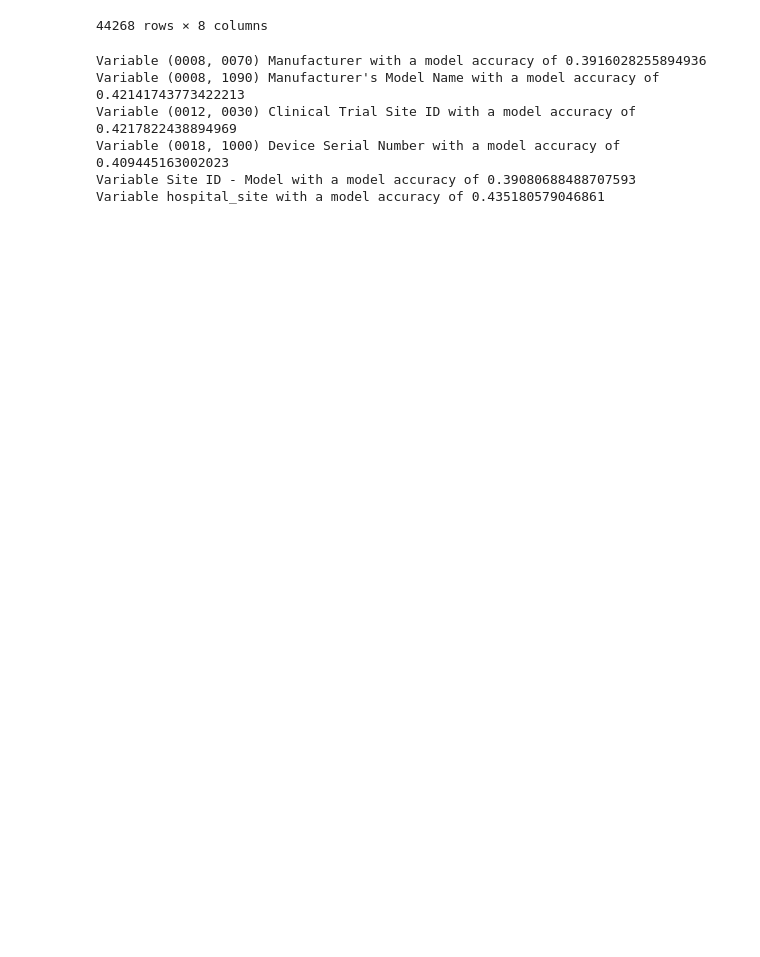
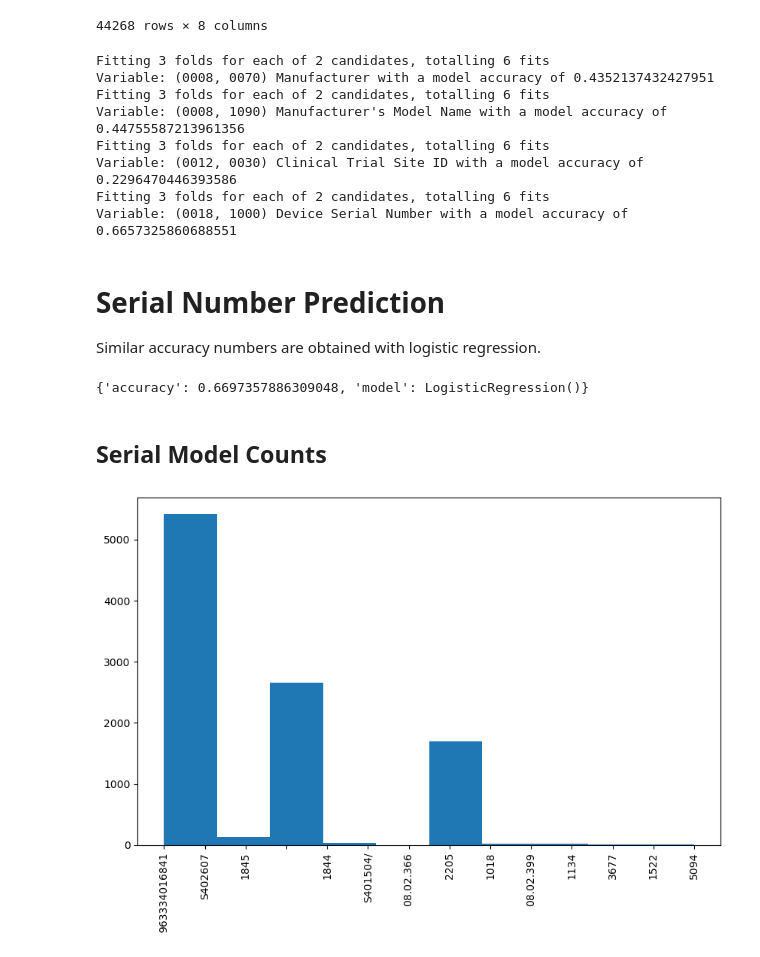
Before and after one commit to cairo-lab/xray_fingerprints, a Jupyter notebook: analysis/pixel_patterns/pattern_modeling.ipynb, the cells around one changed output. Cells and saved outputs as stored; diff of their text form; code cells hidden in the pictures; blank space fills up the shorter version.

Commit message:
Tune hyperparameters and model other variables
Former-commit-id: 2eb71dd298cb1b06d7c8ef713e6fee31bf25fb59

```diff
--- a/analysis/pixel_patterns/pattern_modeling.ipynb
+++ b/analysis/pixel_patterns/pattern_modeling.ipynb
@@ -7,19 +7,24 @@ Created January 29, 2023
 
 import os
 import pickle
+import warnings
 
+import matplotlib.pyplot as plt
 import numpy as np
 import pandas as pd
 from sklearn import metrics
 from sklearn.compose import ColumnTransformer
-from sklearn.model_selection import train_test_split
+from sklearn.model_selection import GridSearchCV, train_test_split
 from sklearn.impute import SimpleImputer
-from sklearn.linear_model import SGDClassifier
+from sklearn.inspection import permutation_importance
+from sklearn.linear_model import LogisticRegression, SGDClassifier
 from sklearn.pipeline import make_pipeline, Pipeline
 from sklearn.preprocessing import OneHotEncoder, StandardScaler
 
 
-DATA_DIR = "/dartfs-hpc/rc/home/f/f005gzf/projects/xray_fingerprints/analysis/pixel_patterns"
+DATA_DIR = (
+    "/dartfs-hpc/rc/home/f/f005gzf/projects/xray_fingerprints/analysis/pixel_patterns"
+)
 BOX_CSV = "/dartfs-hpc/rc/home/f/f005gzf/projects/xray_fingerprints/analysis/pixel_patterns/image_box_agg.csv"
 IMAGE_CSV = "/dartfs-hpc/rc/home/f/f005gzf/projects/xray_fingerprints/analysis/pixel_patterns/image_box_agg.csv"
 DICOM_METADATA_PATH = "/dartfs-hpc/rc/home/f/f005gzf/projects/xray_fingerprints/analysis/results_bias/data/dicom_metadata_df.pkl"
@@ -28,15 +33,15 @@ VARIABLES_OF_INTEREST = [
     "(0008, 1090) Manufacturer's Model Name",
     "(0012, 0030) Clinical Trial Site ID",
     "(0018, 1000) Device Serial Number",
-    "Site ID - Model",
-    "hospital_site",
 ]
+RANDOM_STATE = 33
 # %%
 boxes = pd.read_csv(os.path.join(DATA_DIR, "boxes.csv"))
 image_boxes = pd.read_csv(os.path.join(DATA_DIR, "image_box_agg.csv"))
 # %%
-df_boxes = boxes.merge(image_boxes, on='image', how="inner") \
-    .drop(columns=['path_x', 'path_y', 'Unnamed: 0_x', 'Unnamed: 0_y'])
+df_boxes = boxes.merge(image_boxes, on="image", how="inner").drop(
+    columns=["path_x", "path_y", "Unnamed: 0_x", "Unnamed: 0_y"]
+)
 
 df_boxes["join_id"] = df_boxes["image"].astype("int64")
 
@@ -55,20 +60,4 @@ df_boxes
 | 44266 | 3223704 | 0.001016 | right | top | 0.001016 | 0.001016 | 1 | ... |
 | 44267 | 61304 | 0.001016 | indeterminate | indeterminate | 0.001016 | 0.001016 | 1 | ... |
 44268 rows × 8 columns
-# %%
-with open(DICOM_METADATA_PATH, "rb") as f:
-    dicom_metadata = pickle.load(f)
-
-
-def merge_metadata(target_variable):
-    df_dicom_metadata = dicom_metadata.copy()
-    df_dicom_metadata["join_id"] = dicom_metadata.index.values.astype("int64")
-    df_dicom_metadata = df_dicom_metadata[['join_id', target_variable]]
-
-    df = df_boxes.merge(df_dicom_metadata, on='join_id', how='inner') \
-        .drop(columns=['join_id', 'image'])
-
-    df = df.dropna(subset=[target_variable])
-
-    return df
 # %%
@@ -127,11 +165,36 @@ def get_model_accuracy(target_variable):
 # %%
+warnings.filterwarnings("ignore")
+
 for var in VARIABLES_OF_INTEREST:
-    print(
-        f"Variable {var} with a model accuracy of {get_model_accuracy(VARIABLES_OF_INTEREST[0])}")
+    params = get_model_params(var)
+    model_metrics = get_model_metrics(var, **params)
+
+    print(f"Variable: {var} with a model accuracy of {model_metrics['accuracy']}")
 # %% [output]
-Variable (0008, 0070) Manufacturer with a model accuracy of 0.3916028255894936
-Variable (0008, 1090) Manufacturer's Model Name with a model accuracy of 0.42141743773422213
-Variable (0012, 0030) Clinical Trial Site ID with a model accuracy of 0.4217822438894969
-Variable (0018, 1000) Device Serial Number with a model accuracy of 0.409445163002023
-Variable Site ID - Model with a model accuracy of 0.39080688488707593
-Variable hospital_site with a model accuracy of 0.435180579046861
+Fitting 3 folds for each of 2 candidates, totalling 6 fits
+Variable: (0008, 0070) Manufacturer with a model accuracy of 0.4352137432427951
+Fitting 3 folds for each of 2 candidates, totalling 6 fits
+Variable: (0008, 1090) Manufacturer's Model Name with a model accuracy of 0.44755587213961356
+Fitting 3 folds for each of 2 candidates, totalling 6 fits
+Variable: (0012, 0030) Clinical Trial Site ID with a model accuracy of 0.2296470446393586
+Fitting 3 folds for each of 2 candidates, totalling 6 fits
+Variable: (0018, 1000) Device Serial Number with a model accuracy of 0.6657325860688551
+# %% [markdown]
+# Serial Number Prediction
+
+Similar accuracy numbers are obtained with logistic regression.
+# %%
+get_model_metrics(VARIABLES_OF_INTEREST[3], LogisticRegression)
+# %% [output]
+{'accuracy': 0.6697357886309048, 'model': LogisticRegression()}
+# %% [markdown]
+## Serial Model Counts
+# %%
+serial_number = VARIABLES_OF_INTEREST[3]
+
+plt.figure(figsize=(10, 6))
+plt.hist(merge_metadata(serial_number)[serial_number])
+plt.xticks(rotation=90)
+plt.show()
+# %% [output]
+[figure, added]
```
Also changed, not shown: parts of 4 cells of this notebook.
